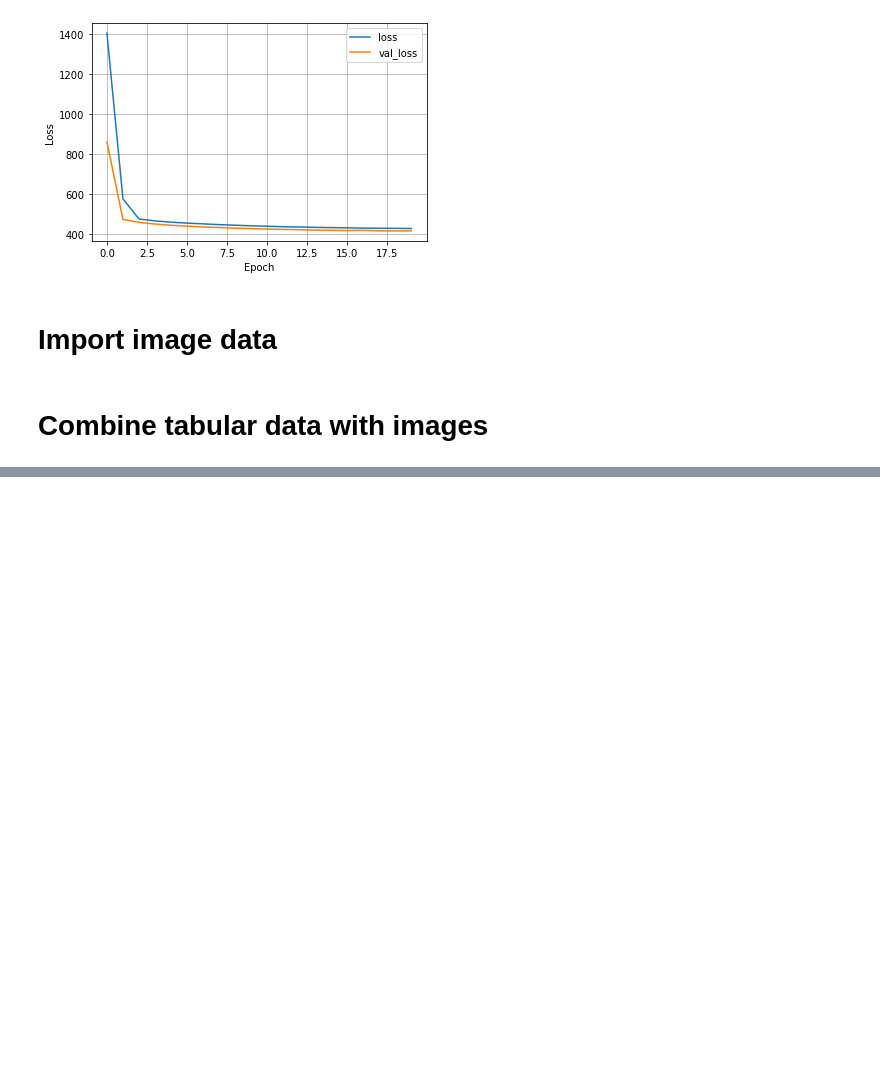
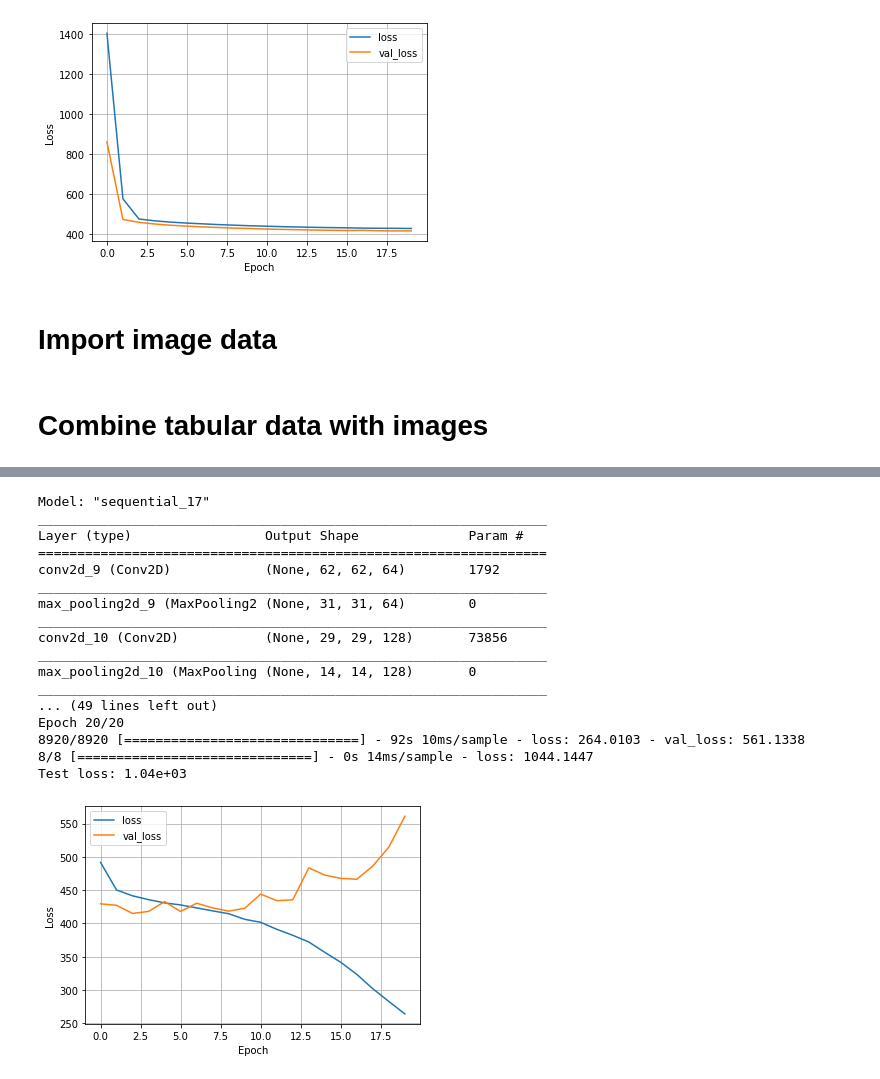
Before and after one commit to ilsefeenstra/CassBenteDemiIlse, a Jupyter notebook: Import_data.ipynb, the cells around one changed output, grey strips where cells are left out. Cells and saved outputs as stored; diff of their text form; code cells hidden in the pictures; blank space fills up the shorter version.

Commit message:
CNN image data

```diff
--- a/Import_data.ipynb
+++ b/Import_data.ipynb
@@ -16,3 +16,6 @@ csv_train_data.head()
 # Drop rows with missing values (if NaN values are in dataframe)
 # no missing values present, so no samples dropped
 csv_train_data.dropna()
+
+csv_train_data['Pawpularity'] = csv_train_data['Pawpularity'] / 100
+sample_submission['Pawpularity'] = sample_submission['Pawpularity'] / 100
@@ -211,4 +162,0 @@ y_test_image = sample_submission_sorted['Pawpularity'].to_numpy()
-# %%
-# make numpy array of train images
-train_imgs = train_imgs.to_numpy()
-test_imgs = test_imgs.to_numpy()
@@ -331,0 +198,8 @@ ModuleNotFoundError: No module named 'tensorflow_core.estimator'
+# %%
+import numpy as np
+# make numpy array of train images
+train_imgs_array = np.array(train_imgs)
+
+# display(train_imgs_array)
+
+test_imgs_array = np.array(test_imgs)
@@ -331,0 +262,55 @@ ModuleNotFoundError: No module named 'tensorflow_core.estimator'
+# %%
+import tensorflow
+
+# Create neural network for image data and get summary of model
+image_size = (64, 64, 3)
+image_NN = build_convol_net(image_size, 20)
+image_NN.summary()
+
+# Part of code from: https://www.tensorflow.org/tutorials/keras/regression
+
+# Train our model
+history = image_NN.fit(train_imgs_array, y_train_image, batch_size=20, epochs=20, validation_split=.1)
+
+# Store loss during training in DataFrame
+hist = pd.DataFrame(history.history)
+hist['epoch'] = history.epoch
+hist.tail()
+
+def plot_loss(history):
+    """
+    Plot loss during epochs of training a neural network.
+    """
+    plt.plot(history.history['loss'], label='loss')
+    plt.plot(history.history['val_loss'], label='val_loss')
+    plt.xlabel('Epoch')
+    plt.ylabel('Loss')
+    plt.legend()
+    plt.grid(True)
+
+plot_loss(history)
+
+# See how the model scored
+loss = image_NN.evaluate(test_imgs_array, y_test_image)
+
+# Print to 3 decimals
+print(f'Test loss: {loss:.3}')
+# %% [output]
+Model: "sequential_17"
+_________________________________________________________________
+Layer (type)                 Output Shape              Param #
+=================================================================
+conv2d_9 (Conv2D)            (None, 62, 62, 64)        1792
+_________________________________________________________________
+max_pooling2d_9 (MaxPooling2 (None, 31, 31, 64)        0
+_________________________________________________________________
+conv2d_10 (Conv2D)           (None, 29, 29, 128)       73856
+_________________________________________________________________
+max_pooling2d_10 (MaxPooling (None, 14, 14, 128)       0
+_________________________________________________________________
+... (49 lines left out)
+Epoch 20/20
+8920/8920 [==============================] - 92s 10ms/sample - loss: 264.0103 - val_loss: 561.1338
+8/8 [==============================] - 0s 14ms/sample - loss: 1044.1447
+Test loss: 1.04e+03
+[figure, added]
```
Also changed, not shown: parts of 14 cells of this notebook.
